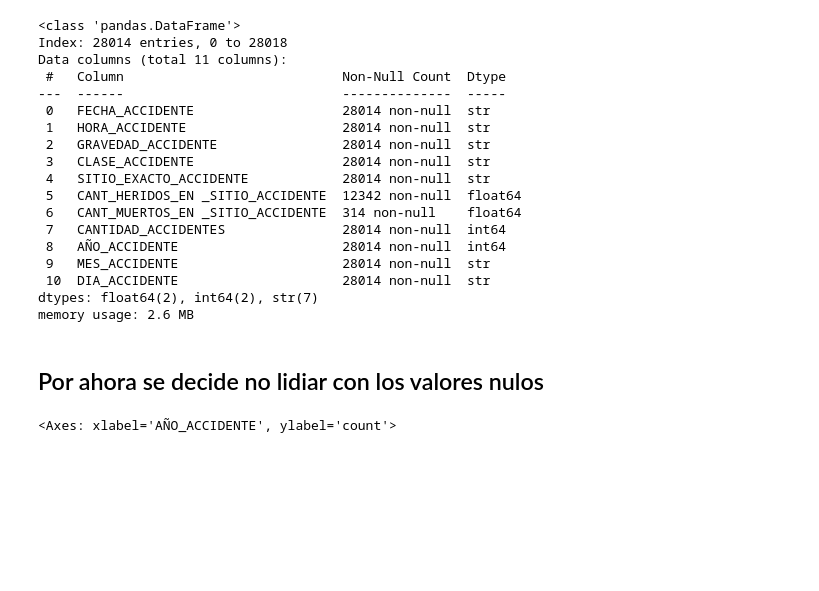
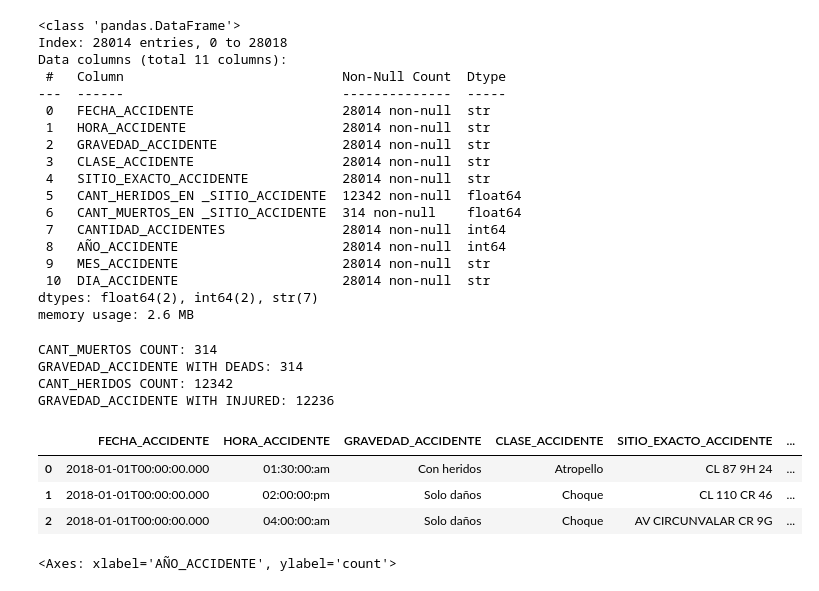
Before and after one commit to AbrahamOro/EDA-ACCIDENTES-Colombia, a Jupyter notebook: EDA-Accidents.ipynb, the cells around one changed output. Cells and saved outputs as stored; diff of their text form; code cells hidden in the pictures; blank space fills up the shorter version.

```diff
--- a/EDA-Accidents.ipynb
+++ b/EDA-Accidents.ipynb
@@ -83,8 +83,29 @@ Data columns (total 11 columns):
  10  DIA_ACCIDENTE                     28014 non-null  str
 dtypes: float64(2), int64(2), str(7)
 memory usage: 2.6 MB
-# %% [markdown]
-## Por ahora se decide no lidiar con los valores nulos
+# %%
+# Probablemente los datos nulos sean registros 0, para comprobar:
+
+print("CANT_MUERTOS COUNT:", data["CANT_MUERTOS_EN _SITIO_ACCIDENTE"].count())
+print("GRAVEDAD_ACCIDENTE WITH DEADS:", data[data["GRAVEDAD_ACCIDENTE"] == "Con muertos"].count()["GRAVEDAD_ACCIDENTE"])
+
+print("CANT_HERIDOS COUNT:", data["CANT_HERIDOS_EN _SITIO_ACCIDENTE"].count())
+print("GRAVEDAD_ACCIDENTE WITH INJURED:", data[data["GRAVEDAD_ACCIDENTE"] == "Con heridos"].count()["GRAVEDAD_ACCIDENTE"])
+# %% [output]
+CANT_MUERTOS COUNT: 314
+GRAVEDAD_ACCIDENTE WITH DEADS: 314
+CANT_HERIDOS COUNT: 12342
+GRAVEDAD_ACCIDENTE WITH INJURED: 12236
+# %%
+# Los anteriores datos concuerdan, se procede a hacer fillna
+
+data = data.fillna(0)
+data.head(3)
+# %% [output]
+|  | FECHA_ACCIDENTE | HORA_ACCIDENTE | GRAVEDAD_ACCIDENTE | CLASE_ACCIDENTE | SITIO_EXACTO_ACCIDENTE | ... |
+| 0 | 2018-01-01T00:00:00.000 | 01:30:00:am | Con heridos | Atropello | CL 87 9H 24 | ... |
+| 1 | 2018-01-01T00:00:00.000 | 02:00:00:pm | Solo daños | Choque | CL 110 CR 46 | ... |
+| 2 | 2018-01-01T00:00:00.000 | 04:00:00:am | Solo daños | Choque | AV CIRCUNVALAR CR 9G | ... |
 # %%
 ## Distribución de año de registro de los accidentes
 
```
Also changed, not shown: parts of 7 cells of this notebook.
